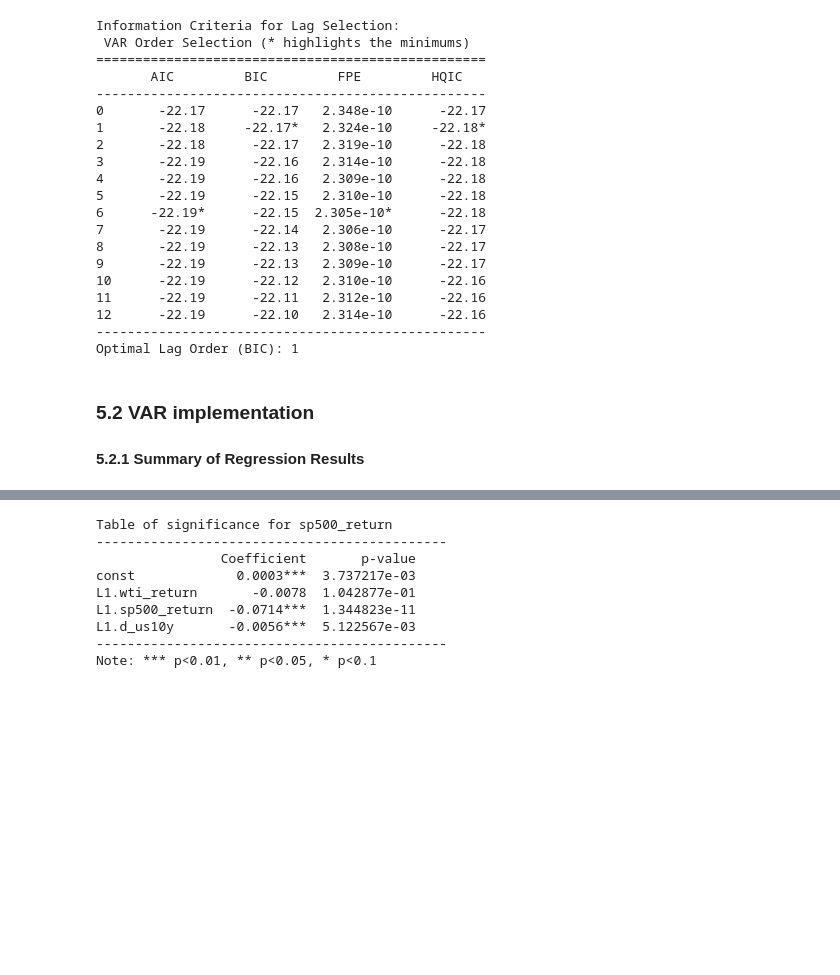
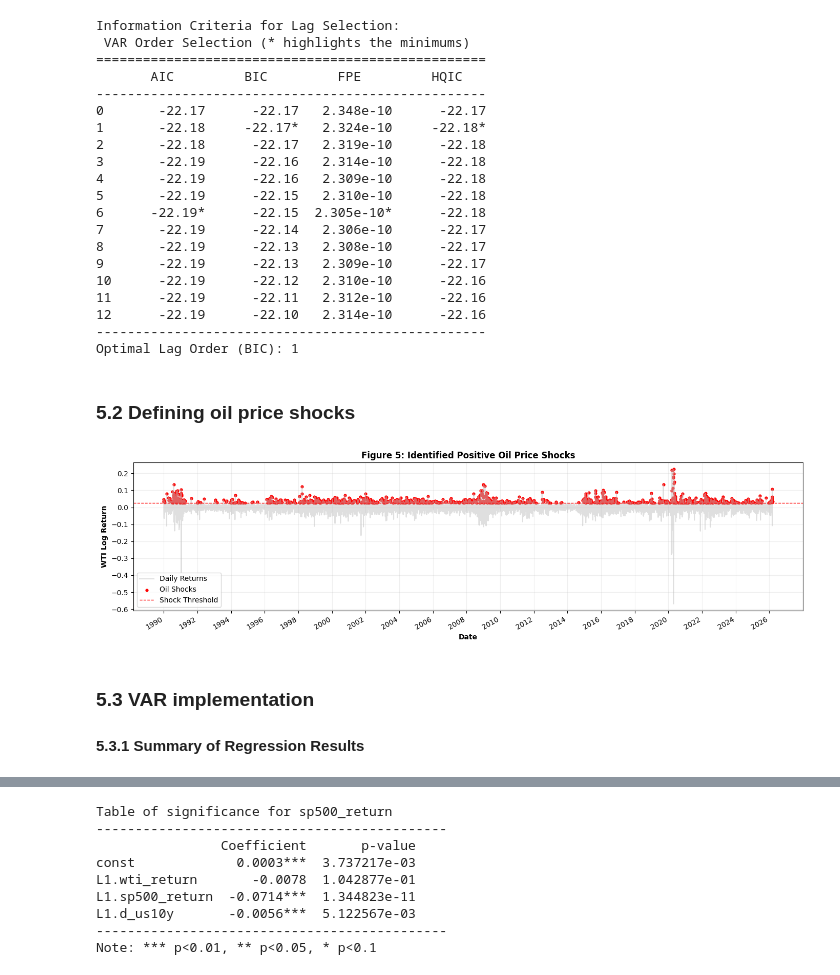
Before and after one commit to alessandrafll/Emif-Project-1, a Jupyter notebook: notebook.ipynb, the cells around one changed output, grey strips where cells are left out. Drawn from its saved outputs; the diff is of its cells as text; code cells hidden in the pictures; blank space fills up the shorter version.

Commit message:
Definition of shocks

```diff
--- a/notebook.ipynb
+++ b/notebook.ipynb
@@ -380,9 +381,57 @@ Information Criteria for Lag Selection:
 12      -22.19      -22.10   2.314e-10      -22.16
 --------------------------------------------------
 Optimal Lag Order (BIC): 1
+# %% [markdown]
+### 5.2 Defining oil price shocks
+# %%
+# Repartir de daily en gardant Date
+data = daily[['Date', 'WTI futures', 'S&P500', 'US 10-year Rate']].copy()
+
+# Transformations
+data['r_WTI'] = np.log(data['WTI futures'] / data['WTI futures'].shift(1))
+data['r_SP500'] = np.log(data['S&P500'] / data['S&P500'].shift(1))
+data['d_US10Y'] = data['US 10-year Rate'].diff()
+
+# Supprimer les NA tout en gardant Date
+data = data.dropna().reset_index(drop=True)
+
+# Définition des shocks
+threshold = data['r_WTI'].mean() + data['r_WTI'].std()
+data['is_shock'] = (data['r_WTI'] > threshold).astype(int)
+
+# Plot
+fig, ax = plt.subplots(figsize=(14, 4))
+
+ax.plot(data['Date'], data['r_WTI'], color='silver', alpha=0.5, label='Daily Returns')
+
+ax.scatter(
+    data.loc[data['is_shock'] == 1, 'Date'],
+    data.loc[data['is_shock'] == 1, 'r_WTI'],
+    color='red',
+    s=12,
+    label='Oil Shocks'
+)
+
+ax.axhline(threshold, color='red', linestyle='--', linewidth=1, label='Shock Threshold')
+
+ax.set_title('Figure 5: Identified Positive Oil Price Shocks', fontweight='bold')
+ax.set_xlabel('Date', fontweight='bold')
+ax.set_ylabel('WTI Log Return', fontweight='bold')
+ax.legend()
+ax.grid(True, alpha=0.2)
+
+# Format de date lisible
+ax.xaxis.set_major_locator(mdates.YearLocator(2))
+ax.xaxis.set_major_formatter(mdates.DateFormatter('%Y'))
+fig.autofmt_xdate()
+
+plt.tight_layout()
+plt.show()
+# %% [output]
+[figure, added]
 # %% [markdown]
-### 5.2 VAR implementation
-#### 5.2.1 Summary of Regression Results
+### 5.3 VAR implementation
+#### 5.3.1 Summary of Regression Results
 # %%
 #Implementing the VAR model with the optimal lag order
 results = model.fit(optimal_lag)
```
Also changed, not shown: parts of 4 cells of this notebook.
